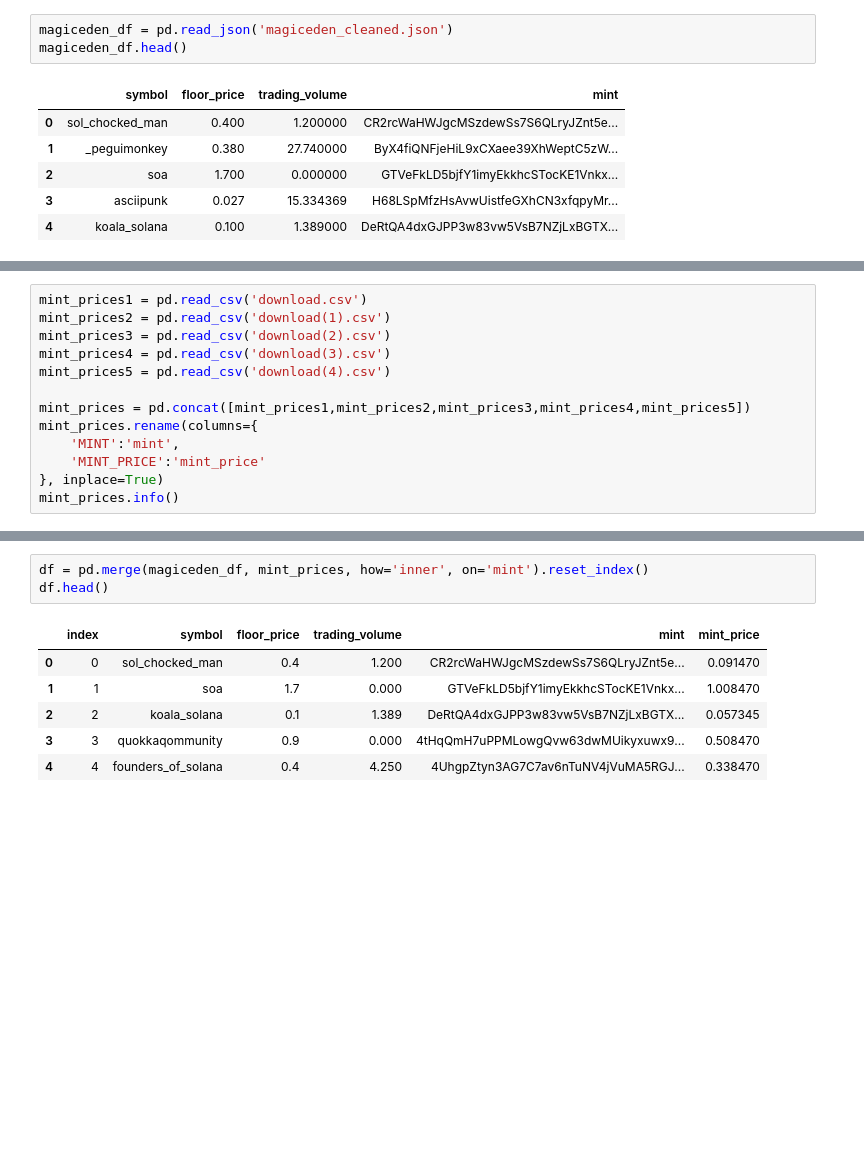
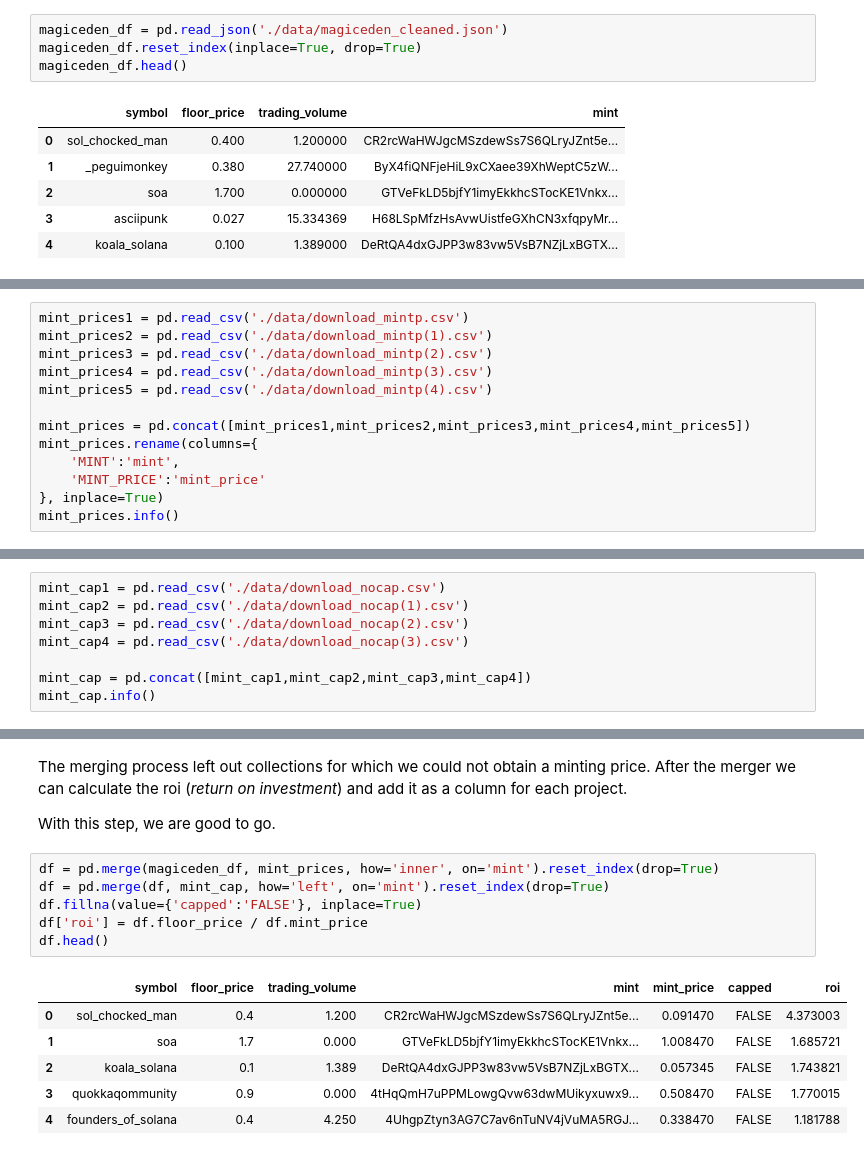
Before and after one commit to MeiLiing/flipside_bounties, a Jupyter notebook: solana_nft_bounty/nft_mint_sweetspot.ipynb, the cells around one changed output, grey strips where cells are left out. Drawn from its saved outputs; the diff is of its cells as text; blank space fills up the shorter version.

```diff
--- a/solana_nft_bounty/nft_mint_sweetspot.ipynb
+++ b/solana_nft_bounty/nft_mint_sweetspot.ipynb
@@ -16,5 +38,6 @@ import seaborn as sns
 # %%
-magiceden_df = pd.read_json('magiceden_cleaned.json')
+magiceden_df = pd.read_json('./data/magiceden_cleaned.json')
+magiceden_df.reset_index(inplace=True, drop=True)
 magiceden_df.head()
 # %% [output]
 |  | symbol | floor_price | trading_volume | mint |
@@ -26,9 +67,9 @@ magiceden_df.head()
 # %%
-mint_prices1 = pd.read_csv('download.csv')
-mint_prices2 = pd.read_csv('download(1).csv')
-mint_prices3 = pd.read_csv('download(2).csv')
-mint_prices4 = pd.read_csv('download(3).csv')
-mint_prices5 = pd.read_csv('download(4).csv')
+mint_prices1 = pd.read_csv('./data/download_mintp.csv')
+mint_prices2 = pd.read_csv('./data/download_mintp(1).csv')
+mint_prices3 = pd.read_csv('./data/download_mintp(2).csv')
+mint_prices4 = pd.read_csv('./data/download_mintp(3).csv')
+mint_prices5 = pd.read_csv('./data/download_mintp(4).csv')
 
 mint_prices = pd.concat([mint_prices1,mint_prices2,mint_prices3,mint_prices4,mint_prices5])
 mint_prices.rename(columns={
@@ -48,0 +94,8 @@ memory usage: 94.5+ KB
+# %%
+mint_cap1 = pd.read_csv('./data/download_nocap.csv')
+mint_cap2 = pd.read_csv('./data/download_nocap(1).csv')
+mint_cap3 = pd.read_csv('./data/download_nocap(2).csv')
+mint_cap4 = pd.read_csv('./data/download_nocap(3).csv')
+
+mint_cap = pd.concat([mint_cap1,mint_cap2,mint_cap3,mint_cap4])
+mint_cap.info()
@@ -49,10 +112,17 @@ memory usage: 94.5+ KB
+# %% [markdown]
+The merging process left out collections for which we could not obtain a minting price. After the merger we can calculate the roi (*return on investment*) and add it as a column for each project.
+
+With this step, we are good to go.
 # %%
-df = pd.merge(magiceden_df, mint_prices, how='inner', on='mint').reset_index()
+df = pd.merge(magiceden_df, mint_prices, how='inner', on='mint').reset_index(drop=True)
+df = pd.merge(df, mint_cap, how='left', on='mint').reset_index(drop=True)
+df.fillna(value={'capped':'FALSE'}, inplace=True)
+df['roi'] = df.floor_price / df.mint_price
 df.head()
 # %% [output]
-|  | index | symbol | floor_price | trading_volume | mint | mint_price |
-| 0 | 0 | sol_chocked_man | 0.4 | 1.200 | CR2rcWaHWJgcMSzdewSs7S6QLryJZnt5e... | 0.091470 |
-| 1 | 1 | soa | 1.7 | 0.000 | GTVeFkLD5bjfY1imyEkkhcSTocKE1Vnkx... | 1.008470 |
-| 2 | 2 | koala_solana | 0.1 | 1.389 | DeRtQA4dxGJPP3w83vw5VsB7NZjLxBGTX... | 0.057345 |
-| 3 | 3 | quokkaqommunity | 0.9 | 0.000 | 4tHqQmH7uPPMLowgQvw63dwMUikyxuwx9... | 0.508470 |
-| 4 | 4 | founders_of_solana | 0.4 | 4.250 | 4UhgpZtyn3AG7C7av6nTuNV4jVuMA5RGJ... | 0.338470 |
+|  | symbol | floor_price | trading_volume | mint | mint_price | capped | roi |
+| 0 | sol_chocked_man | 0.4 | 1.200 | CR2rcWaHWJgcMSzdewSs7S6QLryJZnt5e... | 0.091470 | FALSE | 4.373003 |
+| 1 | soa | 1.7 | 0.000 | GTVeFkLD5bjfY1imyEkkhcSTocKE1Vnkx... | 1.008470 | FALSE | 1.685721 |
+| 2 | koala_solana | 0.1 | 1.389 | DeRtQA4dxGJPP3w83vw5VsB7NZjLxBGTX... | 0.057345 | FALSE | 1.743821 |
+| 3 | quokkaqommunity | 0.9 | 0.000 | 4tHqQmH7uPPMLowgQvw63dwMUikyxuwx9... | 0.508470 | FALSE | 1.770015 |
+| 4 | founders_of_solana | 0.4 | 4.250 | 4UhgpZtyn3AG7C7av6nTuNV4jVuMA5RGJ... | 0.338470 | FALSE | 1.181788 |
```
Also changed, not shown: parts of 15 cells of this notebook, 21 other files.
